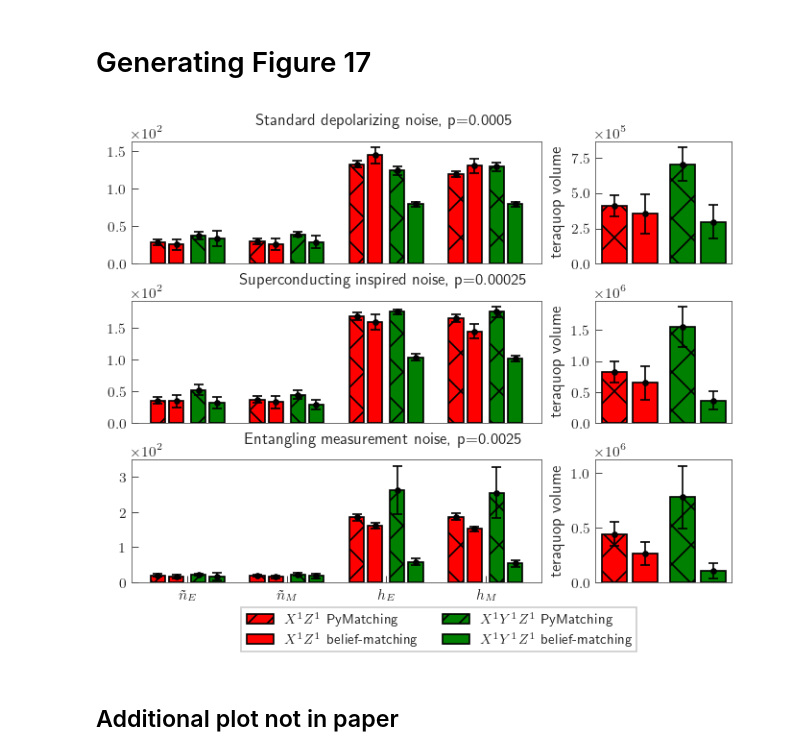
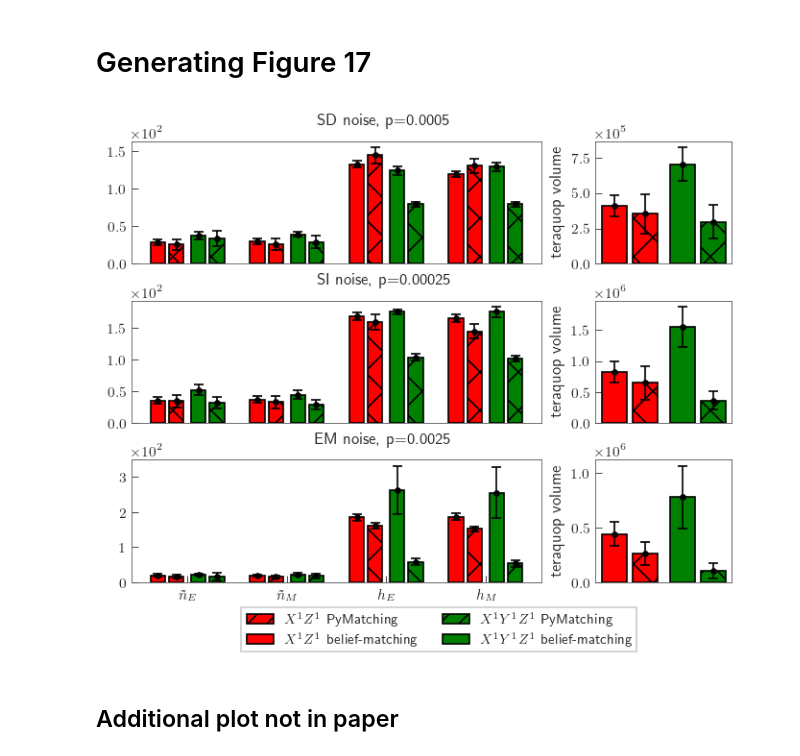
Before and after one commit to peter-janderks/floquet_colour_codes_numerics, a Jupyter notebook: circuit_level_noise_experiments/generate_plots.ipynb, the cells around one changed output. Cells and saved outputs as stored; diff of their text form; code cells hidden in the pictures.

Commit message:
update labels in circuit level noise plots

```diff
--- a/circuit_level_noise_experiments/generate_plots.ipynb
+++ b/circuit_level_noise_experiments/generate_plots.ipynb
@@ -297,12 +301,12 @@ def plot_all_footprints_fcc_hcc(footprints_list_pm, footprint_list_bm, error_mod
         for code_name, footprint in footprints_pm.items():
             ax : plt.axes
             if footprint != None:
-                bars = ax.bar(pos, float(footprint.best), color=code_name_to_color.get(code_name[0], 'black'), hatch='x', edgecolor='black')
+                bars = ax.bar(pos, float(footprint.best), color=code_name_to_color.get(code_name[0], 'black'), edgecolor='black')
                 ax.errorbar(pos, float(footprint.best), yerr=[[float(footprint.best - footprint.low)], [float(footprint.high - footprint.best)],], fmt='o', color='black', ecolor='black', elinewidth=1, capsize=3)
 
             pos += 1
             bm_code_footprint = footprints_bm.get(code_name)
-            bars = ax.bar(pos, float(bm_code_footprint.best), color=code_name_to_color.get(code_name[0], 'black'), edgecolor='black')
+            bars = ax.bar(pos, float(bm_code_footprint.best), color=code_name_to_color.get(code_name[0], 'black'), edgecolor='black', hatch='x' )
             ax.errorbar(pos, float(bm_code_footprint.best), yerr=[[float(bm_code_footprint.best - bm_code_footprint.low)], [float(bm_code_footprint.high - bm_code_footprint.best)],], fmt='o', color='black', ecolor='black', elinewidth=1, capsize=3)
             pos += 1.2
         pos += 1
@@ -347,37 +351,37 @@ def gen_plot(axs, noise_model_name, noise_model):
 
     x_sides, z_sides, x_hights, z_hights, _,volume_pm = get_diameter_hights_volumes(stats_pm, noise_model)
     x_sides_bm, z_sides_bm, x_hights_bm, z_hights_bm, _,volume_bm= get_diameter_hights_volumes(stats_bm, noise_model)
     plot_all_footprints_fcc_hcc([x_sides, z_sides, x_hights, z_hights], [x_sides_bm, z_sides_bm, x_hights_bm, z_hights_bm],'1.0,1.0,1.0,1.0', axs[0], y_label= '')
     plot_all_footprints_fcc_hcc([volume_pm],[volume_bm], '1.0,1.0,1.0,1.0', axs[1], y_label= 'teraquop volume')
 
 
 row_0 = subfigs[0].subplots(nrows=1, ncols=2, gridspec_kw={'width_ratios': [3, 1]})
 gen_plot(row_0, 'SD', 'standard_depolarizing_noise')
 
 row_1 = subfigs[1].subplots(nrows=1, ncols=2, gridspec_kw={'width_ratios': [3, 1]})
 gen_plot(row_1, 'SI1000', 'SI1000')
 
 row_2 = subfigs[2].subplots(nrows=1, ncols=2, gridspec_kw={'width_ratios': [3, 1]})
 gen_plot(row_2,  'EM3_0.0025', 'EM3')
 
-subfigs[0].suptitle(f'Standard depolarizing noise, p=0.0005', y=1.05, x=0.45, fontsize='medium')
-subfigs[1].suptitle(f'Superconducting inspired noise, p=0.00025', y=1.05, x=0.45, fontsize='medium')
-subfigs[2].suptitle(f'Entangling measurement noise, p=0.0025', y=1.05, x=0.45, fontsize='medium')
+subfigs[0].suptitle(f'SD noise, p=0.0005', y=1.05, x=0.45, fontsize='medium')
+subfigs[1].suptitle(f'SI noise, p=0.00025', y=1.05, x=0.45, fontsize='medium')
+subfigs[2].suptitle(f'EM noise, p=0.0025', y=1.05, x=0.45, fontsize='medium')
 
 
 x_labels = ['$\\tilde{n}_E$', '$\\tilde{n}_M$', '$h_E$', '$h_M$']
 row_2[0].set_xticks([1.6,7,12.375,17.8], x_labels)
 
 red_patch_pm = mpatches.Patch(label='$X^1Z^1$ PyMatching', edgecolor='black', hatch='//', facecolor='red')
 red_patch_bm = mpatches.Patch(label='$X^1Z^1$ belief-matching', edgecolor='black', facecolor='red')
 green_patch_pm = mpatches.Patch(facecolor='green', label='$X^1Y^1Z^1$ PyMatching', edgecolor='black', hatch='//')
 green_patch_bm = mpatches.Patch(facecolor='green', label='$X^1Y^1Z^1$ belief-matching', edgecolor='black')
 
 row_2[0].legend(handles=[red_patch_pm, red_patch_bm, green_patch_pm, green_patch_bm], loc='upper center', bbox_to_anchor=(0.75, -0.15), ncol=2,  fontsize='small')
 
 plt.savefig(f"plots/X1Y1Z1_X1Z1_comparison_cln.pdf", bbox_inches='tight')
 # %% [output]
-[figure, old version]
+[figure, new version]
 # %% [markdown]
 ## Additional plot not in paper
 # %%
```
Also changed, not shown: parts of 4 cells of this notebook.
